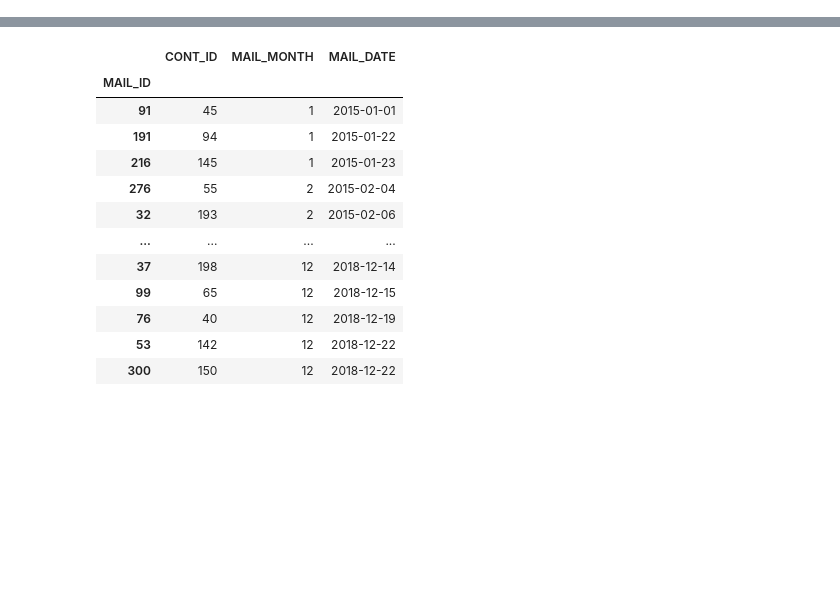
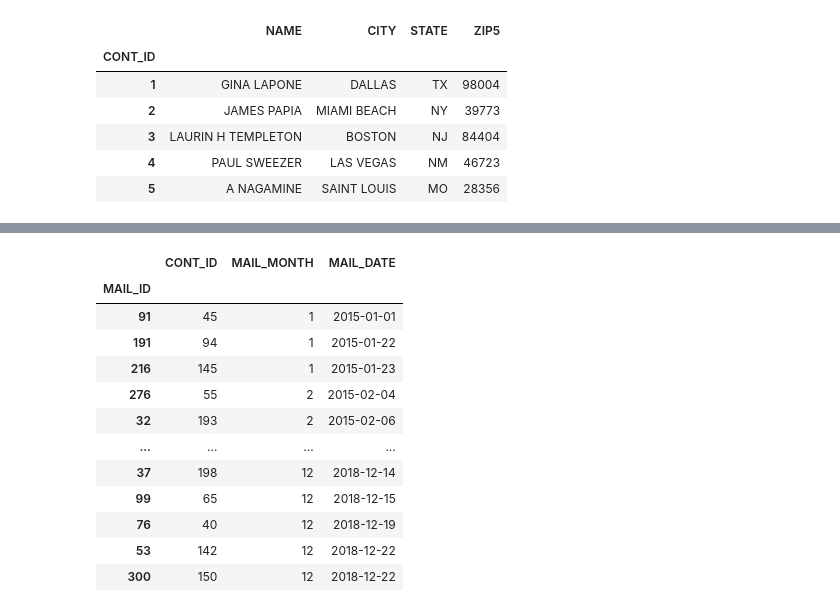
Before and after one commit to oyuka1112/oyuka1112, a Jupyter notebook: dataset1.ipynb, the cells around one changed output, grey strips where cells are left out. Cells and saved outputs as stored; diff of their text form; code cells hidden in the pictures; blank space fills up the shorter version.

```diff
--- a/dataset1.ipynb
+++ b/dataset1.ipynb
@@ -11,0 +12,10 @@ responses= pd.read_excel(r'Df_responses.xlsx').set_index("RESPONSE_ID")
+# %%
+contacts.head()
+# %% [output]
+|  | NAME | CITY | STATE | ZIP5 |
+| CONT_ID |  |  |  |  |
+| 1 | GINA LAPONE | DALLAS | TX | 98004 |
+| 2 | JAMES PAPIA | MIAMI BEACH | NY | 39773 |
+| 3 | LAURIN H TEMPLETON | BOSTON | NJ | 84404 |
+| 4 | PAUL SWEEZER | LAS VEGAS | NM | 46723 |
+| 5 | A NAGAMINE | SAINT LOUIS | MO | 28356 |
```
Also changed, not shown: parts of 8 cells of this notebook.
